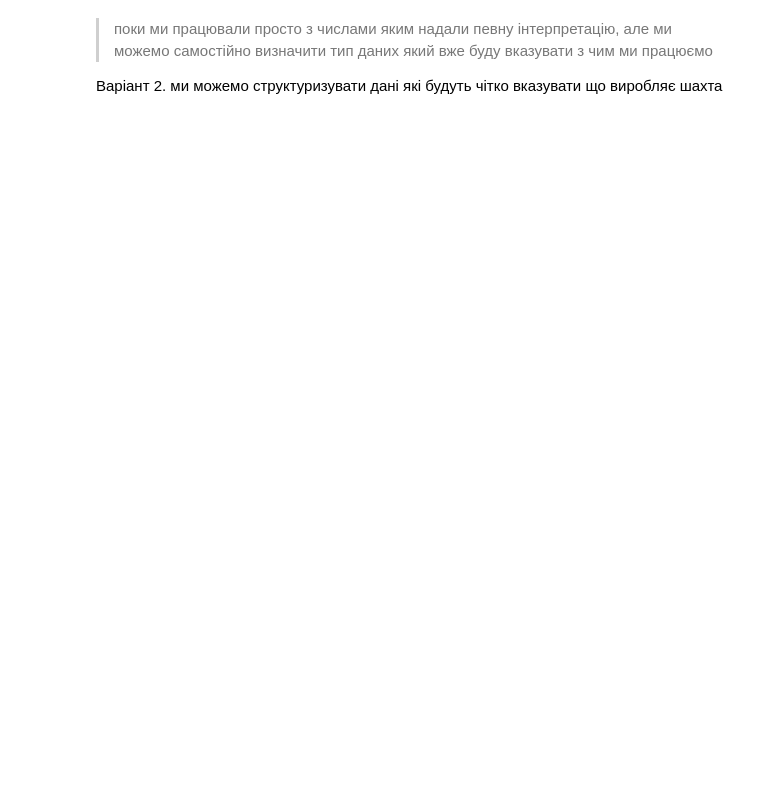
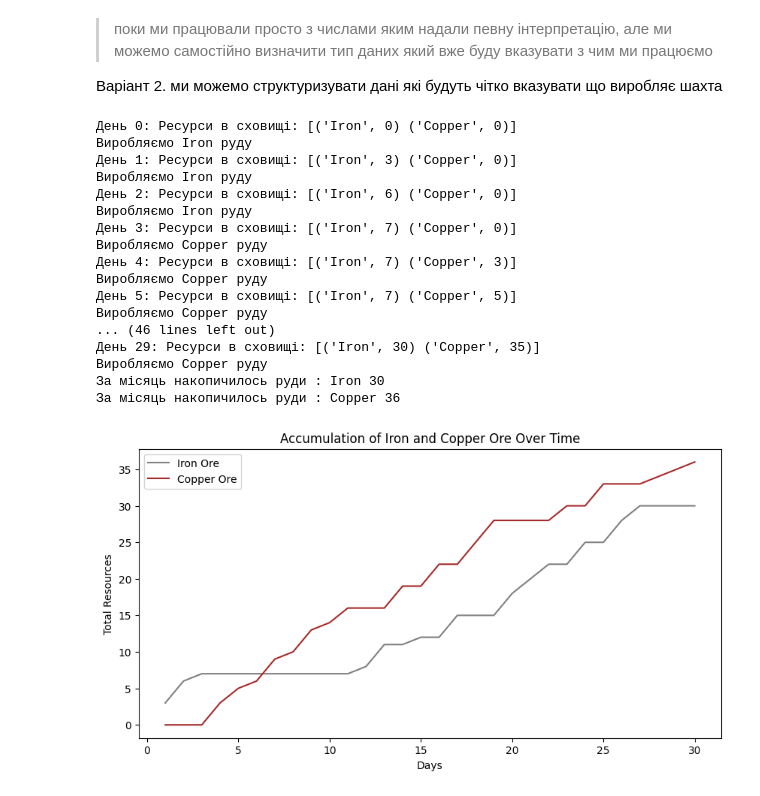
Before and after one commit to BobasB/2024_kn41_nm, a Jupyter notebook: 3_lab/mine.ipynb, the cells around one changed output. Cells and saved outputs as stored; diff of their text form; code cells hidden in the pictures; blank space fills up the shorter version.

```diff
--- a/3_lab/mine.ipynb
+++ b/3_lab/mine.ipynb
@@ -29,33 +59,59 @@ print(f"За місяць накопичилось руди : {resource_storage.
 # %%
 #                  Назва поля      його тип його довжина
 ore = np.dtype([("resource_name", np.str_, 16), ("amount", np.int_)])
 
 def mine_production(resources: np.array):
     """Шахта має сортувати руду яку виробляє
     """
-    if len(resources) == 0:
-        return np.array([('Iron', 0)], dtype=ore)
-    if len(resources) == 1:
-        return np.append(resources, np.array([('Copper', 0)], dtype=ore))
-
     p = np.random.choice(['Iron', 'Copper'])
     for res in resources:
         if res["resource_name"] == p:
-            print("Виробляємо залізну руду")
-            res["amount"] += np.random.randint(1, 4)
-        if res["resource_name"] == p:
-            print("Виробляємо мідну руду")
+            print(f"Виробляємо {p} руду")
             res["amount"] += np.random.randint(1, 4)
 
     return resources
 
-#start_resources = np.array([(np.random.choice(['Iron', 'Copper']), np.random.randint(1, 4))], dtype=ore)
-start_resources = np.array([], dtype=ore)
+start_resources = np.array([('Iron', 0), ('Copper', 0) ], dtype=ore)
+iron_accumulation = []
+copper_accumulation = []
 
+# Симуляція роботи шахти на 30 днів
 for day in range(30):
+    print(f"День {day}: Ресурси в сховищі: {start_resources}")
     resource_storage = mine_production(start_resources)
-    print(f"День {day}: Ресурси в сховищі: {resource_storage}")
     start_resources = resource_storage
+    # Накопичуємо значення для графіків
+    iron_accumulation.append(resource_storage[0]["amount"])
+    copper_accumulation.append(resource_storage[1]["amount"])
 
 for ore_type in resource_storage:
     print(f"За місяць накопичилось руди : {ore_type["resource_name"]} {ore_type["amount"]}")
+
+# Графік для накопичення заліза і міді
+plt.figure(figsize=(10, 5))
+plt.plot(range(1, 31), iron_accumulation, label='Iron Ore', color='gray')
+plt.plot(range(1, 31), copper_accumulation, label='Copper Ore', color='brown')
+plt.xlabel('Days')
+plt.ylabel('Total Resources')
+plt.title('Accumulation of Iron and Copper Ore Over Time')
+plt.legend()
+plt.show()
+# %% [output]
+День 0: Ресурси в сховищі: [('Iron', 0) ('Copper', 0)]
+Виробляємо Iron руду
+День 1: Ресурси в сховищі: [('Iron', 3) ('Copper', 0)]
+Виробляємо Iron руду
+День 2: Ресурси в сховищі: [('Iron', 6) ('Copper', 0)]
+Виробляємо Iron руду
+День 3: Ресурси в сховищі: [('Iron', 7) ('Copper', 0)]
+Виробляємо Copper руду
+День 4: Ресурси в сховищі: [('Iron', 7) ('Copper', 3)]
+Виробляємо Copper руду
+День 5: Ресурси в сховищі: [('Iron', 7) ('Copper', 5)]
+Виробляємо Copper руду
+... (46 lines left out)
+День 29: Ресурси в сховищі: [('Iron', 30) ('Copper', 35)]
+Виробляємо Copper руду
+За місяць накопичилось руди : Iron 30
+За місяць накопичилось руди : Copper 36
+[figure, added]
```
Also changed, not shown: parts of 1 cell of this notebook.
